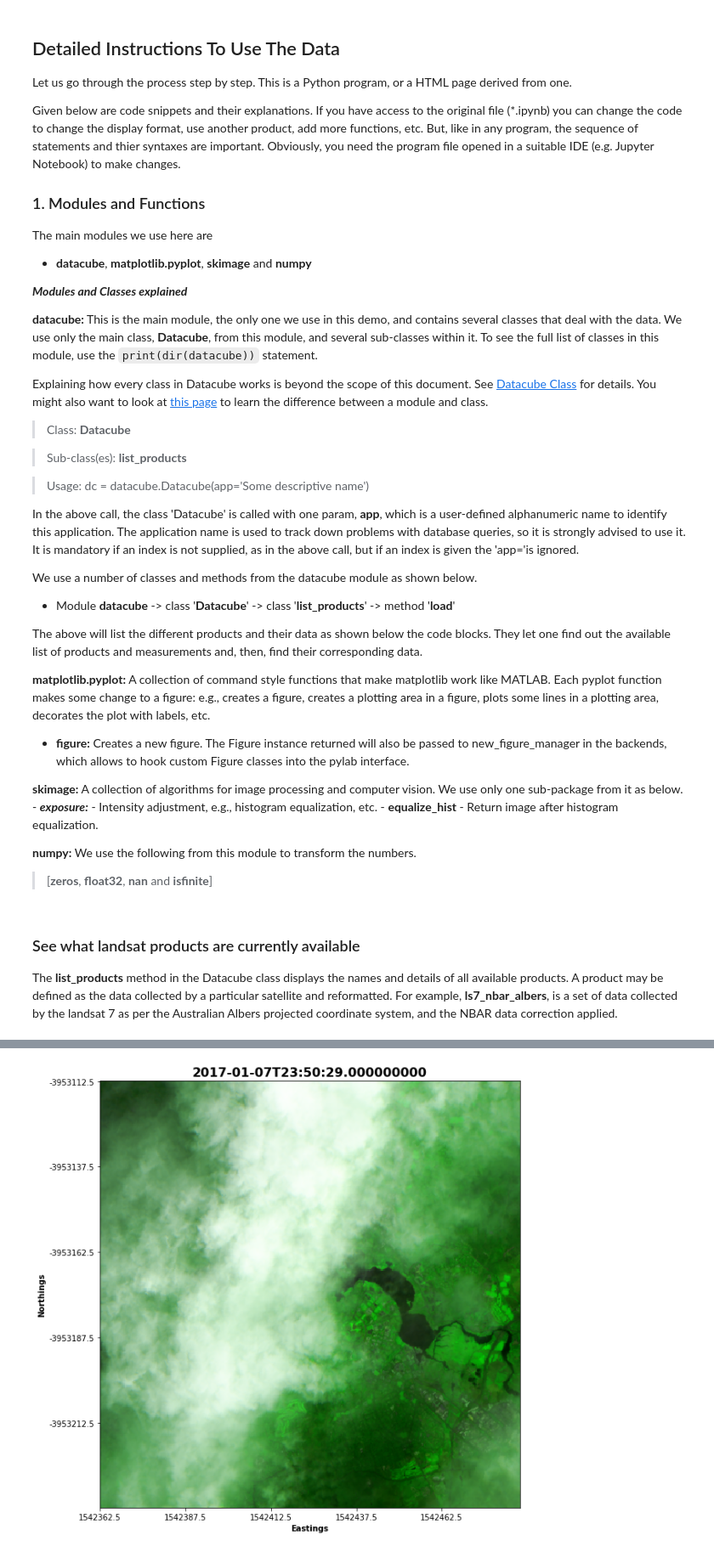
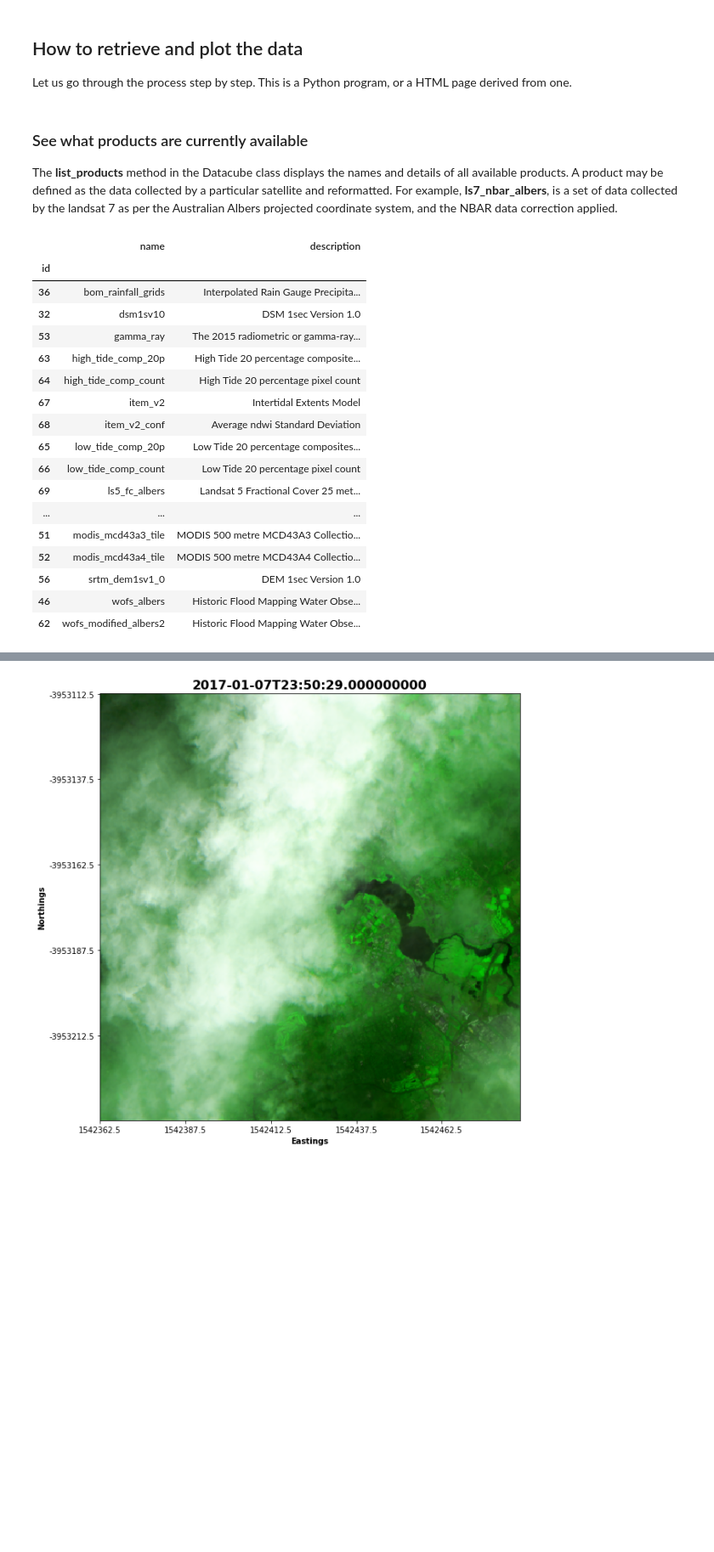
Before and after one commit to senani/digitalearthau, a Jupyter notebook: docs/Landsats/GettingStartedWithLandSats5-7-8.ipynb, the cells around one changed output, grey strips where cells are left out. Shown at 85% size. Saved outputs shown, nothing was run; the diff lists cells and outputs as text; code cells hidden in the pictures; blank space fills up the shorter version.

Commit message:
Landsats documentation - Draft 1.0

```diff
--- a/docs/Landsats/GettingStartedWithLandSats5-7-8.ipynb
+++ b/docs/Landsats/GettingStartedWithLandSats5-7-8.ipynb
@@ -314,45 +51,6 @@ The sensors on the landsats were different and collected reflected radiance in v
-# %% [markdown]
-## Detailed Instructions To Use The Data
-Let us go through the process step by step. This is a Python program, or a HTML page derived from one.
-
-Given below are code snippets and their explanations. If you have access to the original file (\*.ipynb) you can change the code to change the display format, use another product, add more functions, etc. But, like in any program, the sequence of statements and thier syntaxes are important. Obviously, you need the program file opened in a suitable IDE (e.g. Jupyter Notebook) to make changes.
-
-### 1. Modules and Functions
-The main modules we use here are
-
-- **datacube**, **matplotlib.pyplot**, **skimage** and **numpy**
-
-***Modules and Classes explained***
-
-**datacube:** This is the main module, the only one we use in this demo, and contains several classes that deal with the data. We use only the main class, **Datacube**, from this module, and several sub-classes within it. To see the full list of classes in this module, use the `print(dir(datacube))` statement.
-
-Explaining how every class in Datacube works is beyond the scope of this document. See [Datacube Class](https://datacube-core.readthedocs.io/en/stable/dev/api/api.html#datacube-class) for details. You might also want to look at [this page](https://softwareengineering.stackexchange.com/questions/329348/classes-vs-modules-in-python) to learn the difference between a module and class.
-
-> Class: **Datacube**
-
-> Sub-class(es): **list_products**
-
-> Usage: dc = datacube.Datacube(app='Some descriptive name')
-
-In the above call, the class 'Datacube' is called with one param, **app**, which is a user-defined alphanumeric name to identify this application. The application name is used to track down problems with database queries, so it is strongly advised to use it. It is mandatory if an index is not supplied, as in the above call, but if an index is given the 'app='is ignored.
-
-We use a number of classes and methods from the datacube module as shown below.
-
-- Module **datacube** -> class '**Datacube**' -> class '**list_products**' -> method '**load**'
-
-The above will list the different products and their data as shown below the code blocks. They let one find out the available list of products and measurements and, then, find their corresponding data.
-
-**matplotlib.pyplot:** A collection of command style functions that make matplotlib work like MATLAB. Each pyplot function makes some change to a figure: e.g., creates a figure, creates a plotting area in a figure, plots some lines in a plotting area, decorates the plot with labels, etc.
-
-- **figure:** Creates a new figure. The Figure instance returned will also be passed to new_figure_manager in the backends, which allows to hook custom Figure classes into the pylab interface.
-
-**skimage:** A collection of algorithms for image processing and computer vision. We use only one sub-package from it as below.
-    - ***exposure:*** - Intensity adjustment, e.g., histogram equalization, etc.
-        - **equalize_hist** - Return image after histogram equalization.
-
-**numpy:** We use the following from this module to transform the numbers.
-
-> [**zeros**, **float32**, **nan** and **isfinite**]
+# %% [markdown]
+## How to retrieve and plot the data
+Let us go through the process step by step. This is a Python program, or a HTML page derived from one.
 # %%
 %matplotlib inline
 import datacube
@@ -366,10 +60,29 @@ import numpy as np
 # %% [markdown]
-### See what landsat products are currently available
+### See what products are currently available
 The **list_products** method in the Datacube class displays the names and details of all available products. A product may be defined as the data collected by a particular satellite and reformatted. For example, **ls7_nbar_albers**, is a set of data collected by the landsat 7 as per the Australian Albers projected coordinate system, and the NBAR data correction applied.
 # %%
 dc = datacube.Datacube(app='dc-metadata')
 products = dc.list_products()
 display_columns = ['name', 'description']
 dc_products = products[display_columns]
-#dc_products # Activate this line to see all products
+dc_products # Activate this line to see all products
+# %% [output]
+|  | name | description |
+| id |  |  |
+| 36 | bom_rainfall_grids | Interpolated Rain Gauge Precipita... |
+| 32 | dsm1sv10 | DSM 1sec Version 1.0 |
+| 53 | gamma_ray | The 2015 radiometric or gamma-ray... |
+| 63 | high_tide_comp_20p | High Tide 20 percentage composite... |
+| 64 | high_tide_comp_count | High Tide 20 percentage pixel count |
+| 67 | item_v2 | Intertidal Extents Model |
+| 68 | item_v2_conf | Average ndwi Standard Deviation |
+| 65 | low_tide_comp_20p | Low Tide 20 percentage composites... |
+| 66 | low_tide_comp_count | Low Tide 20 percentage pixel count |
+| 69 | ls5_fc_albers | Landsat 5 Fractional Cover 25 met... |
+| ... | ... | ... |
+| 51 | modis_mcd43a3_tile | MODIS 500 metre MCD43A3 Collectio... |
+| 52 | modis_mcd43a4_tile | MODIS 500 metre MCD43A4 Collectio... |
+| 56 | srtm_dem1sv1_0 | DEM 1sec Version 1.0 |
+| 46 | wofs_albers | Historic Flood Mapping Water Obse... |
+| 62 | wofs_modified_albers2 | Historic Flood Mapping Water Obse... |
 # %% [markdown]
```
Also changed, not shown: parts of 45 cells of this notebook.
